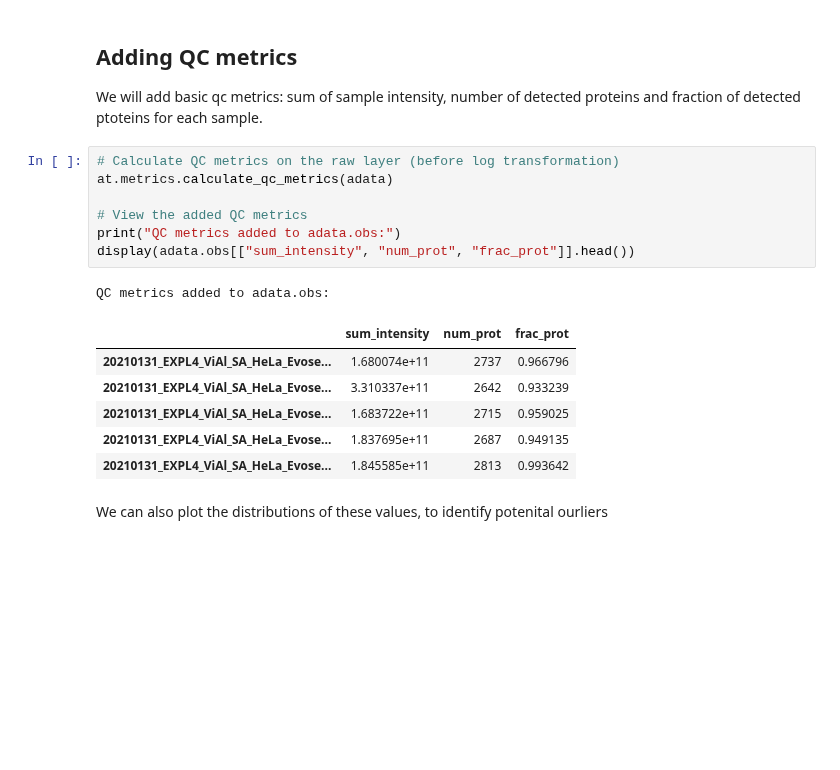
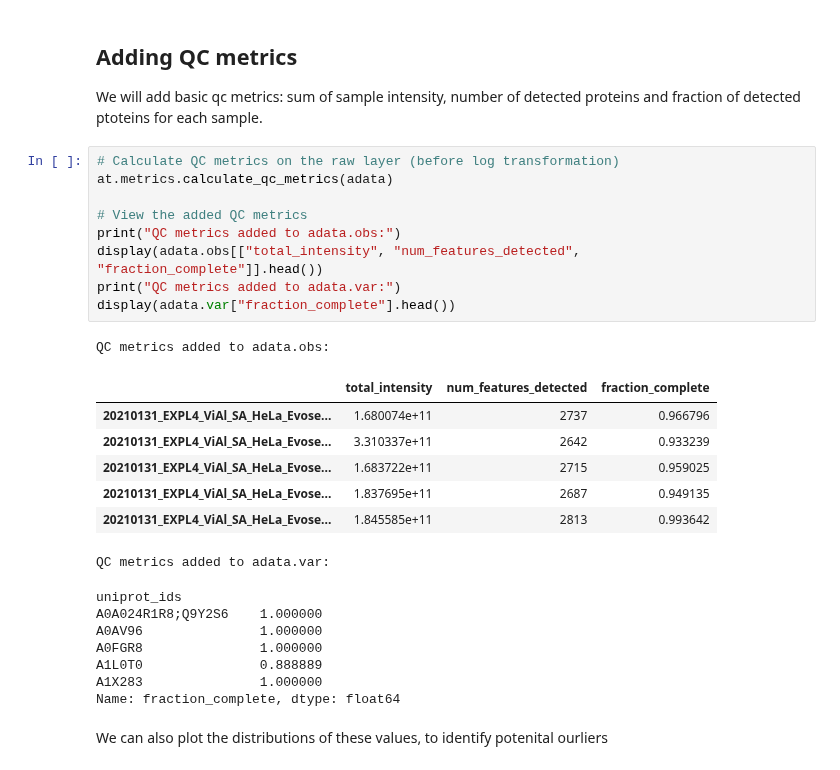
Before and after one commit to MannLabs/alphapepttools, a Jupyter notebook: docs/notebooks/tutorials/tutorial_03_basic_PCA_workflow.ipynb, the cells around one changed output. Cells and saved outputs as stored; diff of their text form; blank space fills up the shorter version.

Commit message:
update tutorial nb and metrics init file

```diff
--- a/docs/notebooks/tutorials/tutorial_03_basic_PCA_workflow.ipynb
+++ b/docs/notebooks/tutorials/tutorial_03_basic_PCA_workflow.ipynb
@@ -126,18 +126,28 @@ We will add basic qc metrics: sum of sample intensity, number of detected protei
 # %%
 # Calculate QC metrics on the raw layer (before log transformation)
 at.metrics.calculate_qc_metrics(adata)
 
 # View the added QC metrics
 print("QC metrics added to adata.obs:")
-display(adata.obs[["sum_intensity", "num_prot", "frac_prot"]].head())
+display(adata.obs[["total_intensity", "num_features_detected", "fraction_complete"]].head())
+print("QC metrics added to adata.var:")
+display(adata.var["fraction_complete"].head())
 # %% [output]
 QC metrics added to adata.obs:
-|  | sum_intensity | num_prot | frac_prot |
+|  | total_intensity | num_features_detected | fraction_complete |
 | 20210131_EXPL4_ViAl_SA_HeLa_Evose... | 1.680074e+11 | 2737 | 0.966796 |
 | 20210131_EXPL4_ViAl_SA_HeLa_Evose... | 3.310337e+11 | 2642 | 0.933239 |
 | 20210131_EXPL4_ViAl_SA_HeLa_Evose... | 1.683722e+11 | 2715 | 0.959025 |
 | 20210131_EXPL4_ViAl_SA_HeLa_Evose... | 1.837695e+11 | 2687 | 0.949135 |
 | 20210131_EXPL4_ViAl_SA_HeLa_Evose... | 1.845585e+11 | 2813 | 0.993642 |
+QC metrics added to adata.var:
+uniprot_ids
+A0A024R1R8;Q9Y2S6    1.000000
+A0AV96               1.000000
+A0FGR8               1.000000
+A1L0T0               0.888889
+A1X283               1.000000
+Name: fraction_complete, dtype: float64
 # %% [markdown]
 We can also plot the distributions of these values, to identify potenital ourliers
 # %%
```
Also changed, not shown: parts of 11 cells of this notebook, 1 other file.
